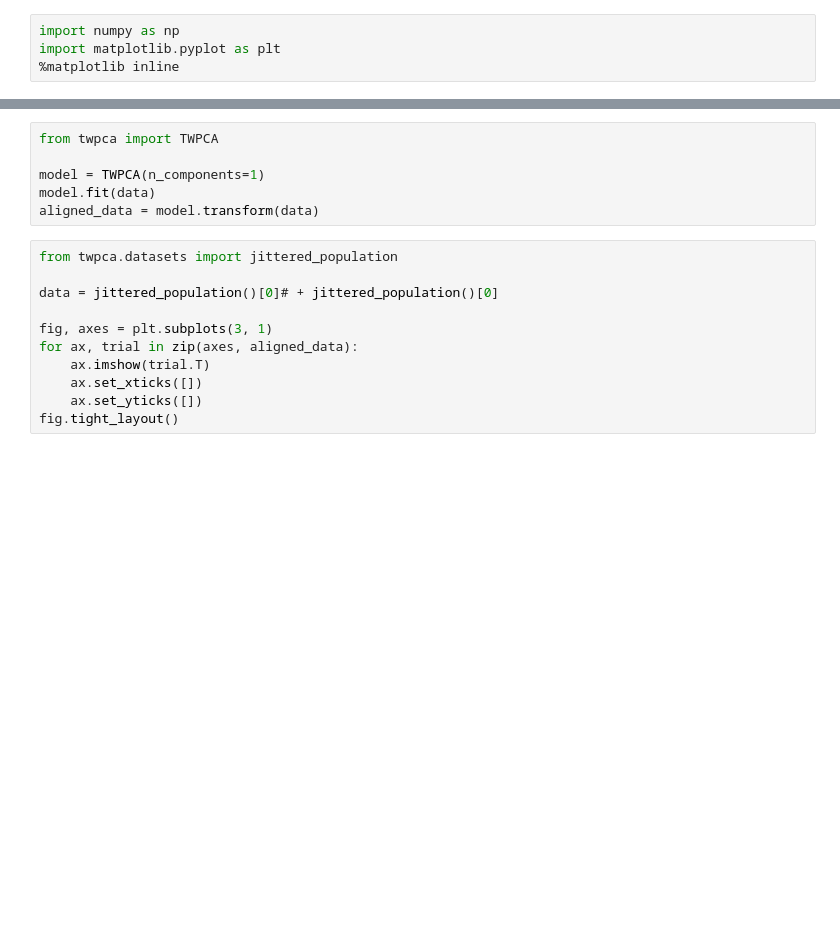
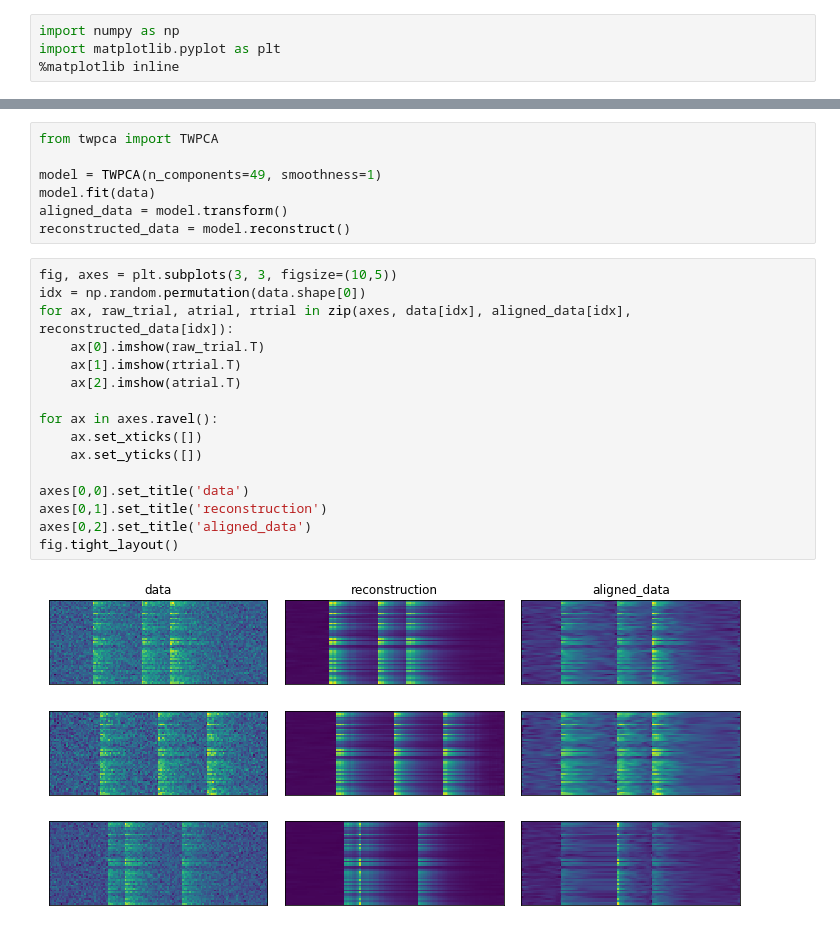
Before and after one commit to ganguli-lab/twpca, a Jupyter notebook: notebooks/demo.ipynb, the cells around one changed output, grey strips where cells are left out. Saved outputs shown, nothing was run; the diff lists cells and outputs as text; blank space fills up the shorter version.

```diff
--- a/notebooks/demo.ipynb
+++ b/notebooks/demo.ipynb
@@ -18,18 +20,26 @@ fig.tight_layout()
 # %%
 from twpca import TWPCA
 
-model = TWPCA(n_components=1)
+model = TWPCA(n_components=49, smoothness=1)
 model.fit(data)
-aligned_data = model.transform(data)
+aligned_data = model.transform()
+reconstructed_data = model.reconstruct()
-# %%
-from twpca.datasets import jittered_population
-
-data = jittered_population()[0]# + jittered_population()[0]
-
-fig, axes = plt.subplots(3, 1)
-for ax, trial in zip(axes, aligned_data):
-    ax.imshow(trial.T)
-    ax.set_xticks([])
-    ax.set_yticks([])
-fig.tight_layout()
+# %%
+fig, axes = plt.subplots(3, 3, figsize=(10,5))
+idx = np.random.permutation(data.shape[0])
+for ax, raw_trial, atrial, rtrial in zip(axes, data[idx], aligned_data[idx], reconstructed_data[idx]):
+    ax[0].imshow(raw_trial.T)
+    ax[1].imshow(rtrial.T)
+    ax[2].imshow(atrial.T)
+
+for ax in axes.ravel():
+    ax.set_xticks([])
+    ax.set_yticks([])
+
+axes[0,0].set_title('data')
+axes[0,1].set_title('reconstruction')
+axes[0,2].set_title('aligned_data')
+fig.tight_layout()
+# %% [output]
+[figure, added]
 # %%
```
Also changed, not shown: parts of 3 cells of this notebook, 5 other files.
